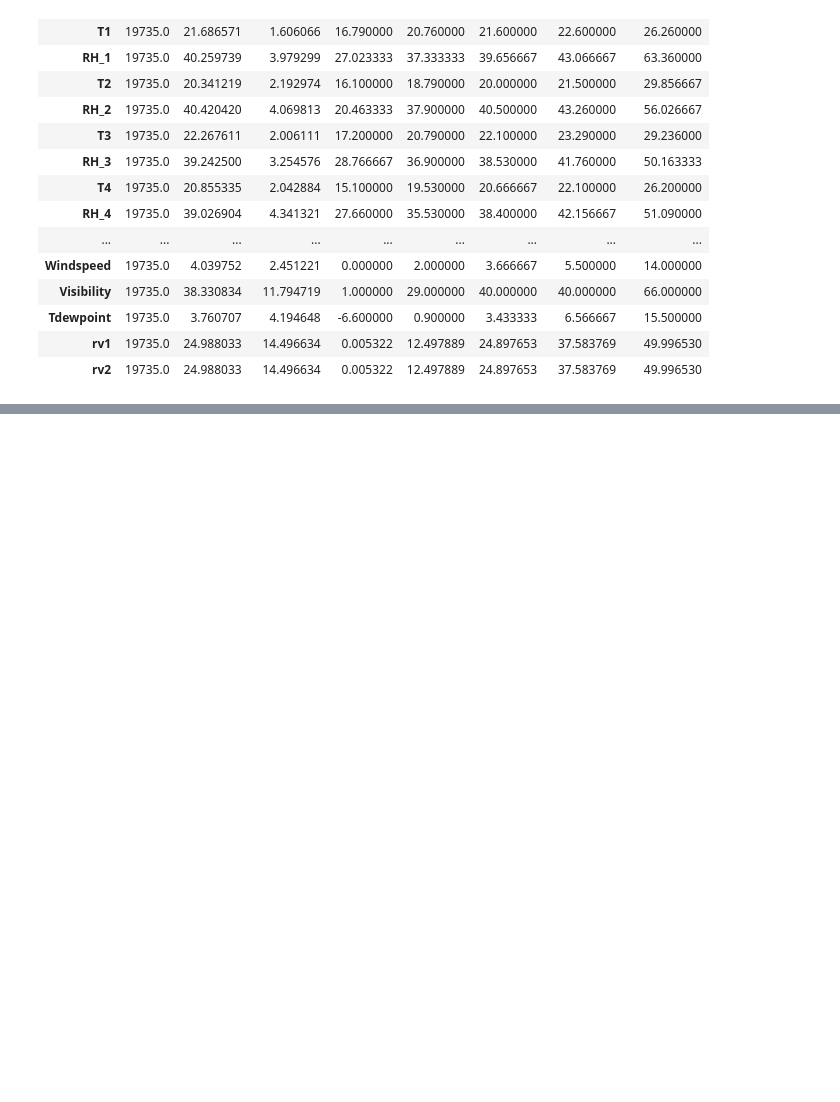
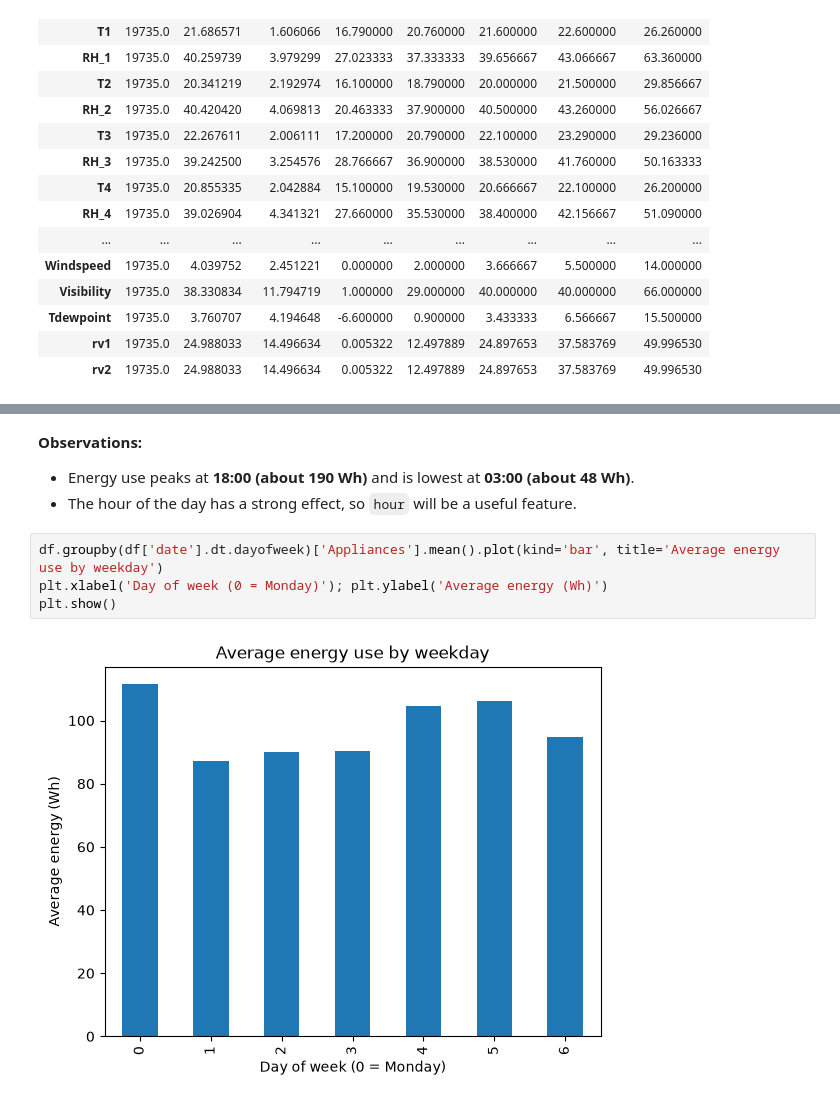
Before and after one commit to Kechrith/Web-Energy-Consumption-Predictor, a Jupyter notebook: notebook/full_process.ipynb, the cells around one changed output, grey strips where cells are left out. Saved outputs shown, nothing was run; the diff lists cells and outputs as text; blank space fills up the shorter version.

```diff
--- a/notebook/full_process.ipynb
+++ b/notebook/full_process.ipynb
@@ -98,0 +122,10 @@ sns.heatmap(df.drop(columns="date").corr(), cmap="coolwarm", center=0); plt.show
+# %% [markdown]
+**Observations:**
+- Energy use peaks at **18:00 (about 190 Wh)** and is lowest at **03:00 (about 48 Wh)**.
+- The hour of the day has a strong effect, so `hour` will be a useful feature.
+# %%
+df.groupby(df['date'].dt.dayofweek)['Appliances'].mean().plot(kind='bar', title='Average energy use by weekday')
+plt.xlabel('Day of week (0 = Monday)'); plt.ylabel('Average energy (Wh)')
+plt.show()
+# %% [output]
+[figure, added]
```
Also changed, not shown: parts of 63 cells of this notebook, 2 other files.
